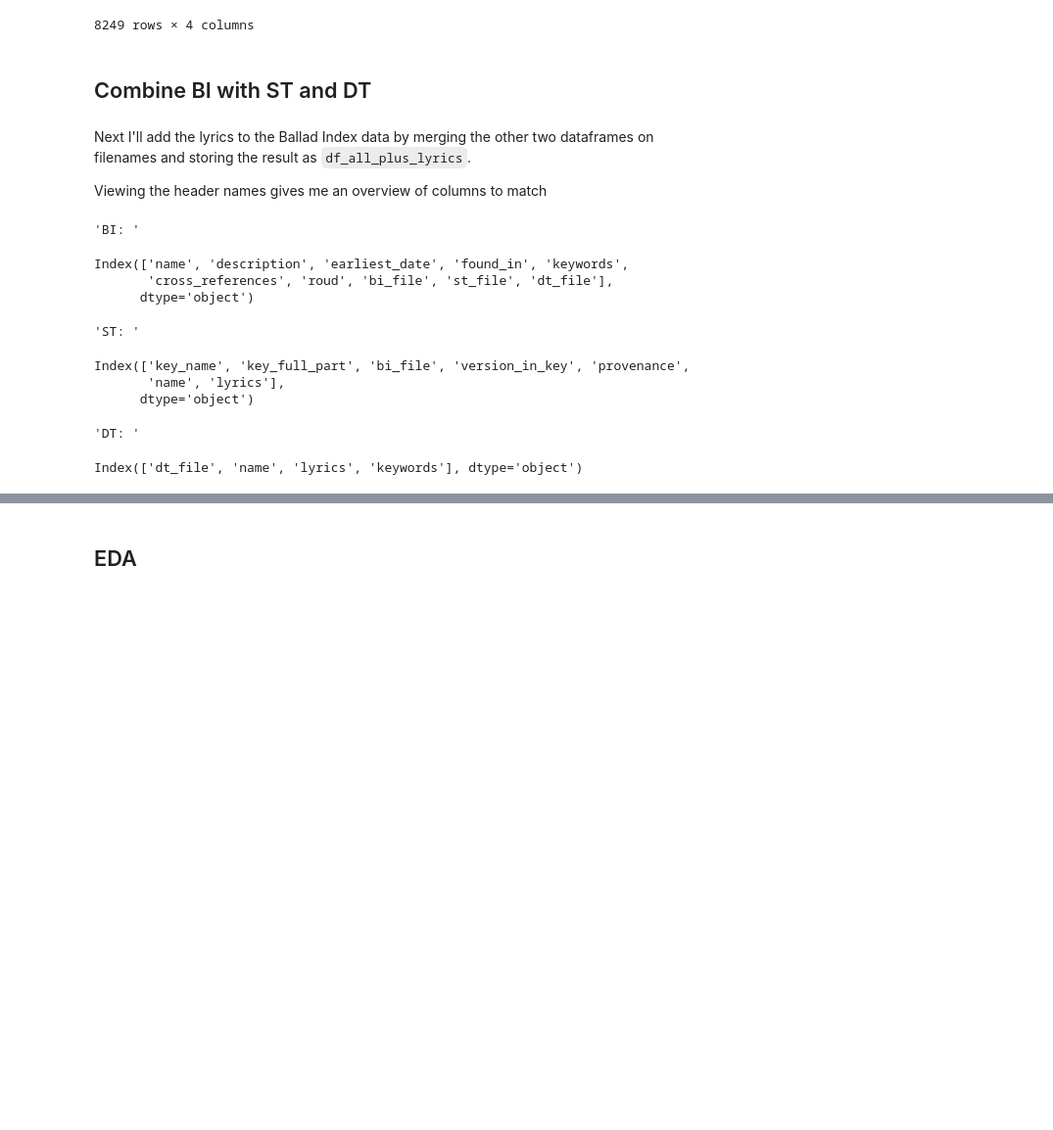
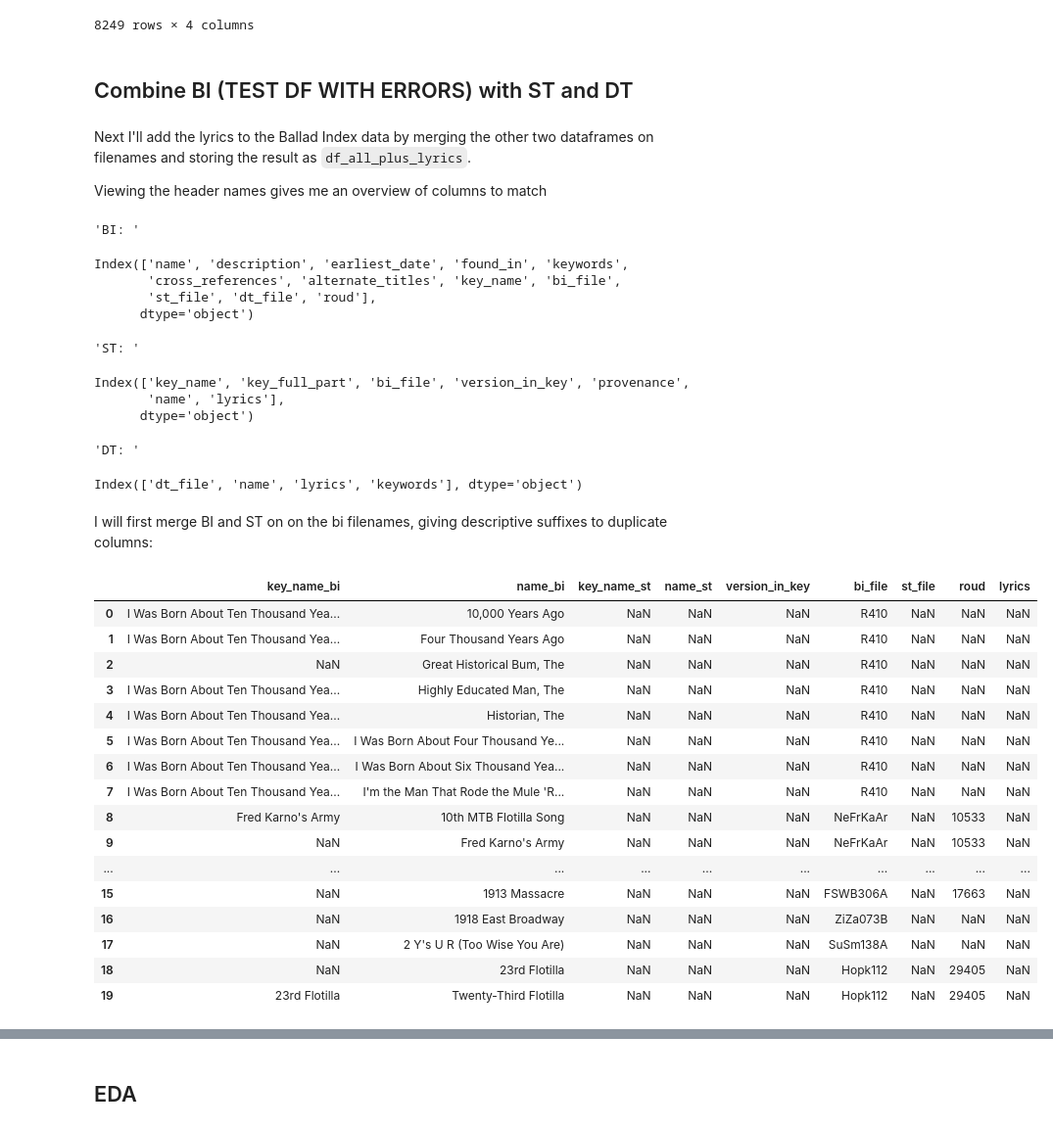
Before and after one commit to sian0x0/Roud-Song-Clusters, a Jupyter notebook: Roud-Clusters.ipynb, the cells around one changed output, grey strips where cells are left out. Shown at 98% size. Cells and saved outputs as stored; diff of their text form; code cells hidden in the pictures; blank space fills up the shorter version.

```diff
--- a/Roud-Clusters.ipynb
+++ b/Roud-Clusters.ipynb
@@ -915,19 +910,20 @@ df_dt
 | 8248 | ZULUKING | THE ZULU KING | Oh the Zulu king with the big nos... | [camp] |
 8249 rows × 4 columns
 # %% [markdown]
-## Combine BI with ST and DT
+## Combine BI (TEST DF WITH ERRORS) with ST and DT
 # %% [markdown]
 Next I'll add the lyrics to the Ballad Index data by merging the other two dataframes on filenames and storing the result as `df_all_plus_lyrics`.
 
 Viewing the header names gives me an overview of columns to match
 # %%
-display('BI: ', df_bi.columns,
+display('BI: ', df_bi_test.columns,
     'ST: ', df_st.columns,
     'DT: ', df_dt.columns)
 # %% [output]
 'BI: '
 Index(['name', 'description', 'earliest_date', 'found_in', 'keywords',
-       'cross_references', 'roud', 'bi_file', 'st_file', 'dt_file'],
+       'cross_references', 'alternate_titles', 'key_name', 'bi_file',
+       'st_file', 'dt_file', 'roud'],
       dtype='object')
 'ST: '
 Index(['key_name', 'key_full_part', 'bi_file', 'version_in_key', 'provenance',
@@ -935,3 +931,5 @@ Index(['key_name', 'key_full_part', 'bi_file', 'version_in_key', 'provenance',
       dtype='object')
 'DT: '
 Index(['dt_file', 'name', 'lyrics', 'keywords'], dtype='object')
+# %% [markdown]
+I will first merge BI and ST on on the bi filenames, giving descriptive suffixes to duplicate columns:
@@ -937,0 +938,20 @@ Index(['dt_file', 'name', 'lyrics', 'keywords'], dtype='object')
+# %%
+df_all_plus_lyrics_test[['key_name_bi', 'name_bi', 'key_name_st', 'name_st', 'version_in_key', 'bi_file', 'st_file', 'roud', 'lyrics']].head(20)
+# %% [output]
+|  | key_name_bi | name_bi | key_name_st | name_st | version_in_key | bi_file | st_file | roud | lyrics |
+| 0 | I Was Born About Ten Thousand Yea... | 10,000 Years Ago | NaN | NaN | NaN | R410 | NaN | NaN | NaN |
+| 1 | I Was Born About Ten Thousand Yea... | Four Thousand Years Ago | NaN | NaN | NaN | R410 | NaN | NaN | NaN |
+| 2 | NaN | Great Historical Bum, The | NaN | NaN | NaN | R410 | NaN | NaN | NaN |
+| 3 | I Was Born About Ten Thousand Yea... | Highly Educated Man, The | NaN | NaN | NaN | R410 | NaN | NaN | NaN |
+| 4 | I Was Born About Ten Thousand Yea... | Historian, The | NaN | NaN | NaN | R410 | NaN | NaN | NaN |
+| 5 | I Was Born About Ten Thousand Yea... | I Was Born About Four Thousand Ye... | NaN | NaN | NaN | R410 | NaN | NaN | NaN |
+| 6 | I Was Born About Ten Thousand Yea... | I Was Born About Six Thousand Yea... | NaN | NaN | NaN | R410 | NaN | NaN | NaN |
+| 7 | I Was Born About Ten Thousand Yea... | I'm the Man That Rode the Mule 'R... | NaN | NaN | NaN | R410 | NaN | NaN | NaN |
+| 8 | Fred Karno's Army | 10th MTB Flotilla Song | NaN | NaN | NaN | NeFrKaAr | NaN | 10533 | NaN |
+| 9 | NaN | Fred Karno's Army | NaN | NaN | NaN | NeFrKaAr | NaN | 10533 | NaN |
+| ... | ... | ... | ... | ... | ... | ... | ... | ... | ... |
+| 15 | NaN | 1913 Massacre | NaN | NaN | NaN | FSWB306A | NaN | 17663 | NaN |
+| 16 | NaN | 1918 East Broadway | NaN | NaN | NaN | ZiZa073B | NaN | NaN | NaN |
+| 17 | NaN | 2 Y's U R (Too Wise You Are) | NaN | NaN | NaN | SuSm138A | NaN | NaN | NaN |
+| 18 | NaN | 23rd Flotilla | NaN | NaN | NaN | Hopk112 | NaN | 29405 | NaN |
+| 19 | 23rd Flotilla | Twenty-Third Flotilla | NaN | NaN | NaN | Hopk112 | NaN | 29405 | NaN |
```
Also changed, not shown: parts of 45 cells of this notebook.
